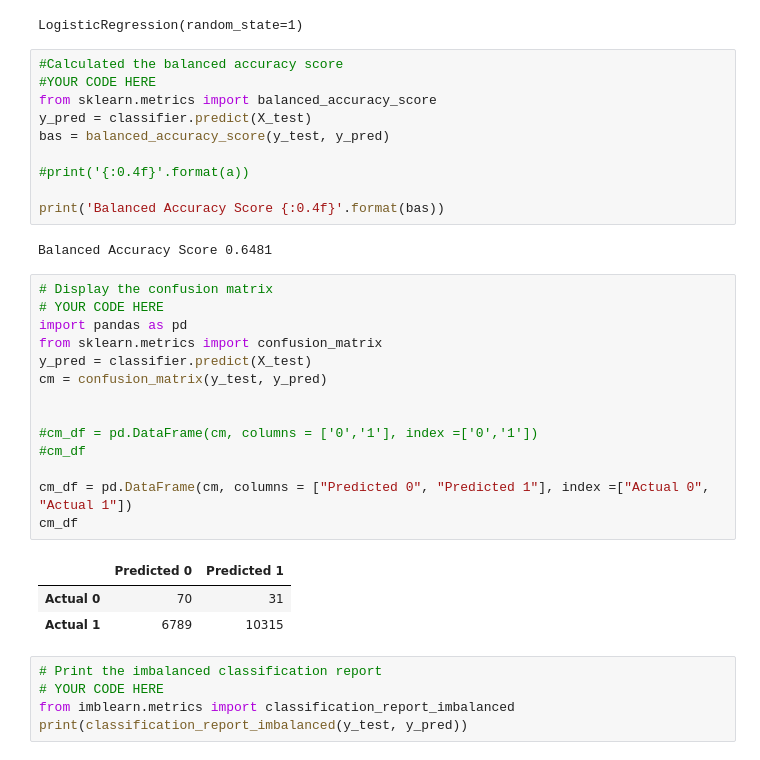
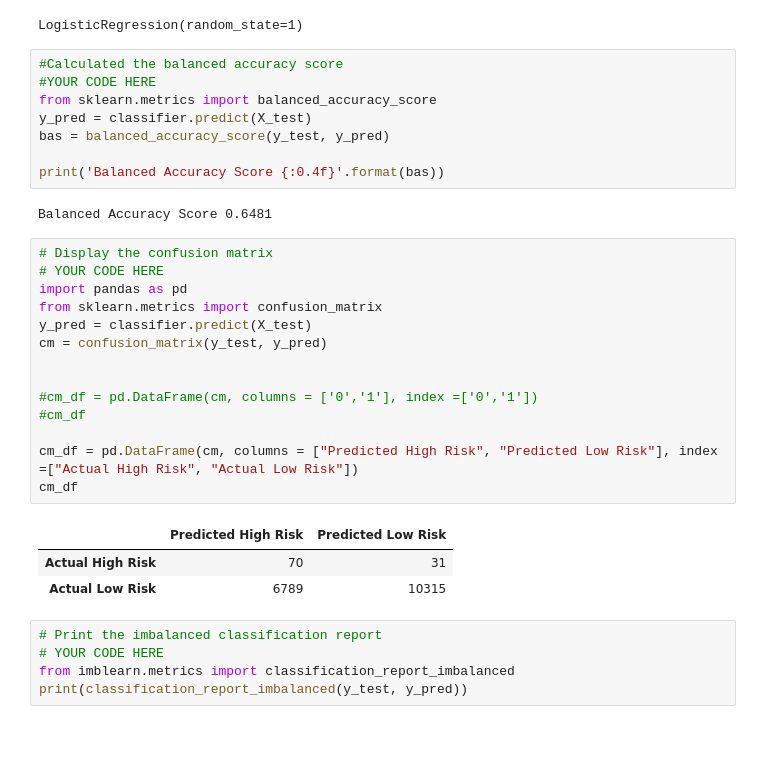
Before and after one commit to chrabach/17.Credit_Risk_Analysis, a Jupyter notebook: credit_risk_resampling.ipynb, the cells around one changed output. Drawn from its saved outputs; the diff is of its cells as text.

```diff
--- a/credit_risk_resampling.ipynb
+++ b/credit_risk_resampling.ipynb
@@ -185,29 +185,27 @@ from sklearn.metrics import balanced_accuracy_score
 y_pred = classifier.predict(X_test)
 bas = balanced_accuracy_score(y_test, y_pred)
 
-#print('{:0.4f}'.format(a))
-
 print('Balanced Accuracy Score {:0.4f}'.format(bas))
 # %% [output]
 Balanced Accuracy Score 0.6481
 # %%
 # Display the confusion matrix
 # YOUR CODE HERE
 import pandas as pd
 from sklearn.metrics import confusion_matrix
 y_pred = classifier.predict(X_test)
 cm = confusion_matrix(y_test, y_pred)
 
 
 #cm_df = pd.DataFrame(cm, columns = ['0','1'], index =['0','1'])
 #cm_df
 
-cm_df = pd.DataFrame(cm, columns = ["Predicted 0", "Predicted 1"], index =["Actual 0", "Actual 1"])
+cm_df = pd.DataFrame(cm, columns = ["Predicted High Risk", "Predicted Low Risk"], index =["Actual High Risk", "Actual Low Risk"])
 cm_df
 # %% [output]
-|  | Predicted 0 | Predicted 1 |
-| Actual 0 | 70 | 31 |
-| Actual 1 | 6789 | 10315 |
+|  | Predicted High Risk | Predicted Low Risk |
+| Actual High Risk | 70 | 31 |
+| Actual Low Risk | 6789 | 10315 |
 # %%
 # Print the imbalanced classification report
 # YOUR CODE HERE
```
Also changed, not shown: parts of 4 cells of this notebook, 9 other files.
